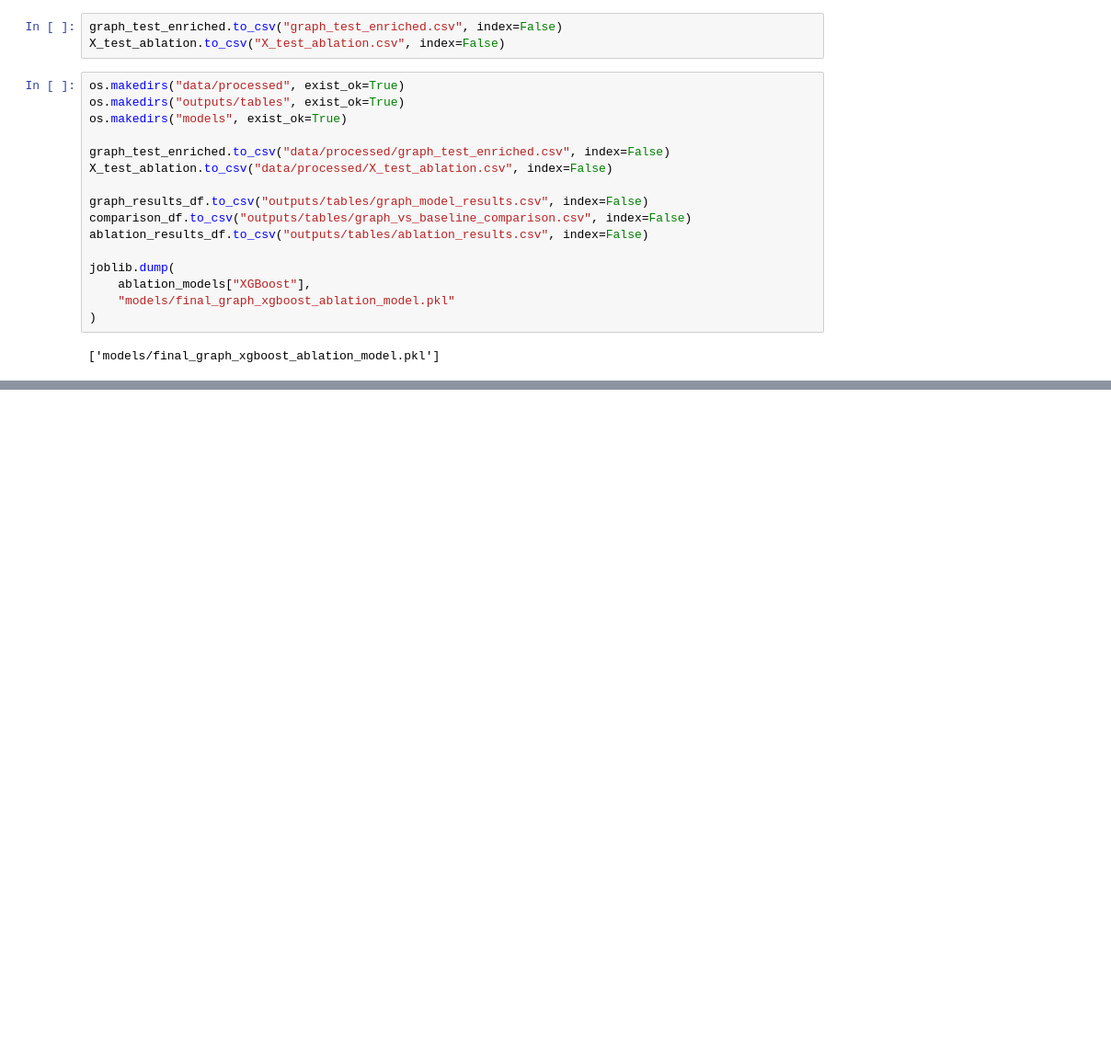
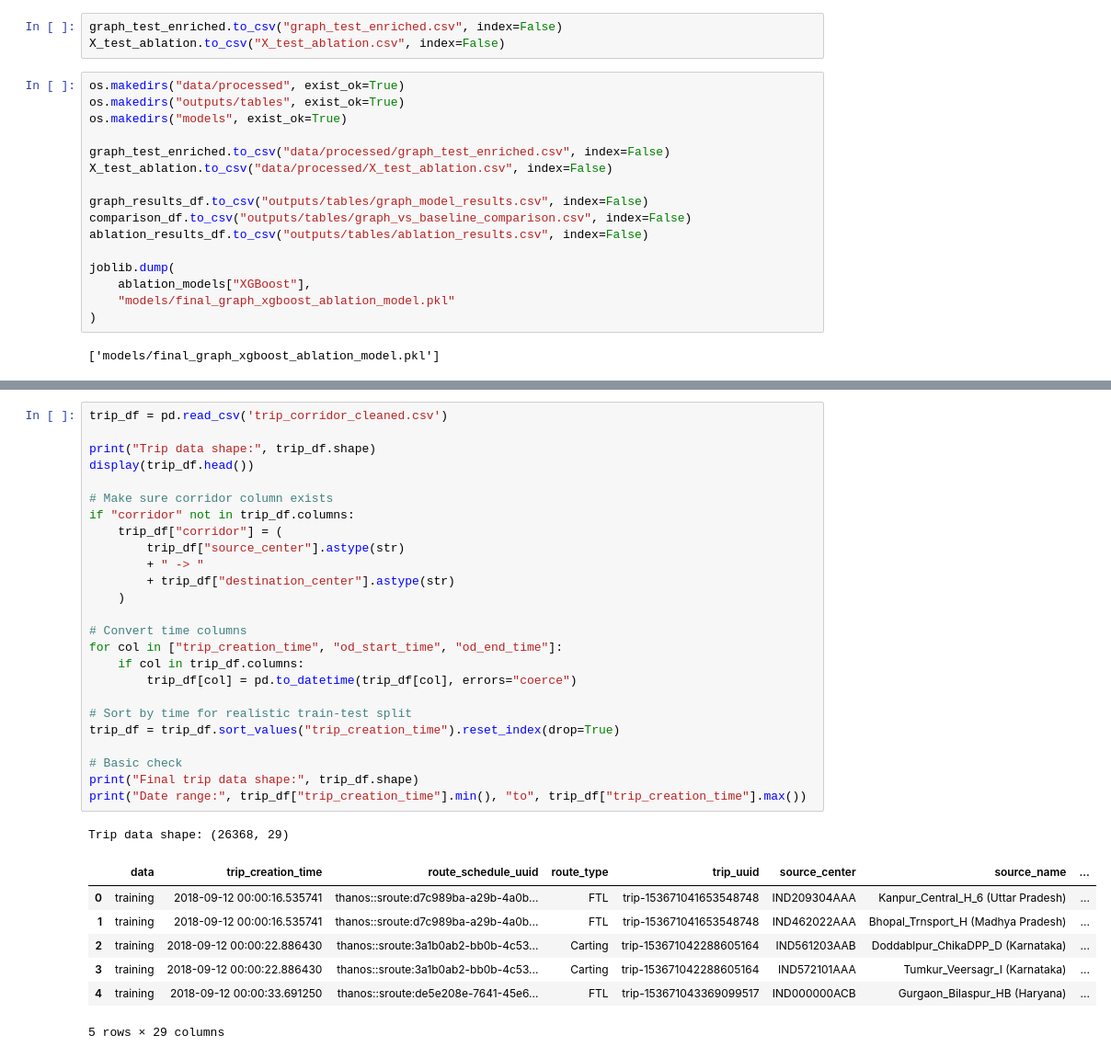
Before and after one commit to yug-birla/delivery-eta-graph-intelligence, a Jupyter notebook: notebooks/04_graph_enhanced_eta_model.ipynb, the cells around one changed output, grey strips where cells are left out. Shown: that part at 92% size. Cells and saved outputs as stored; diff of their text form; blank space fills up the shorter version.

```diff
--- a/notebooks/04_graph_enhanced_eta_model.ipynb
+++ b/notebooks/04_graph_enhanced_eta_model.ipynb
@@ -873,0 +937,34 @@ joblib.dump(
+# %%
+trip_df = pd.read_csv('trip_corridor_cleaned.csv')
+
+print("Trip data shape:", trip_df.shape)
+display(trip_df.head())
+
+# Make sure corridor column exists
+if "corridor" not in trip_df.columns:
+    trip_df["corridor"] = (
+        trip_df["source_center"].astype(str)
+        + " -> "
+        + trip_df["destination_center"].astype(str)
+    )
+
+# Convert time columns
+for col in ["trip_creation_time", "od_start_time", "od_end_time"]:
+    if col in trip_df.columns:
+        trip_df[col] = pd.to_datetime(trip_df[col], errors="coerce")
+
+# Sort by time for realistic train-test split
+trip_df = trip_df.sort_values("trip_creation_time").reset_index(drop=True)
+
+# Basic check
+print("Final trip data shape:", trip_df.shape)
+print("Date range:", trip_df["trip_creation_time"].min(), "to", trip_df["trip_creation_time"].max())
+# %% [output]
+Trip data shape: (26368, 29)
+|  | data | trip_creation_time | route_schedule_uuid | route_type | trip_uuid | source_center | source_name | ... |
+| 0 | training | 2018-09-12 00:00:16.535741 | thanos::sroute:d7c989ba-a29b-4a0b... | FTL | trip-153671041653548748 | IND209304AAA | Kanpur_Central_H_6 (Uttar Pradesh) | ... |
+| 1 | training | 2018-09-12 00:00:16.535741 | thanos::sroute:d7c989ba-a29b-4a0b... | FTL | trip-153671041653548748 | IND462022AAA | Bhopal_Trnsport_H (Madhya Pradesh) | ... |
+| 2 | training | 2018-09-12 00:00:22.886430 | thanos::sroute:3a1b0ab2-bb0b-4c53... | Carting | trip-153671042288605164 | IND561203AAB | Doddablpur_ChikaDPP_D (Karnataka) | ... |
+| 3 | training | 2018-09-12 00:00:22.886430 | thanos::sroute:3a1b0ab2-bb0b-4c53... | Carting | trip-153671042288605164 | IND572101AAA | Tumkur_Veersagr_I (Karnataka) | ... |
+| 4 | training | 2018-09-12 00:00:33.691250 | thanos::sroute:de5e208e-7641-45e6... | FTL | trip-153671043369099517 | IND000000ACB | Gurgaon_Bilaspur_HB (Haryana) | ... |
+5 rows × 29 columns
```
Also changed, not shown: parts of 13 cells of this notebook, 2 other files.
